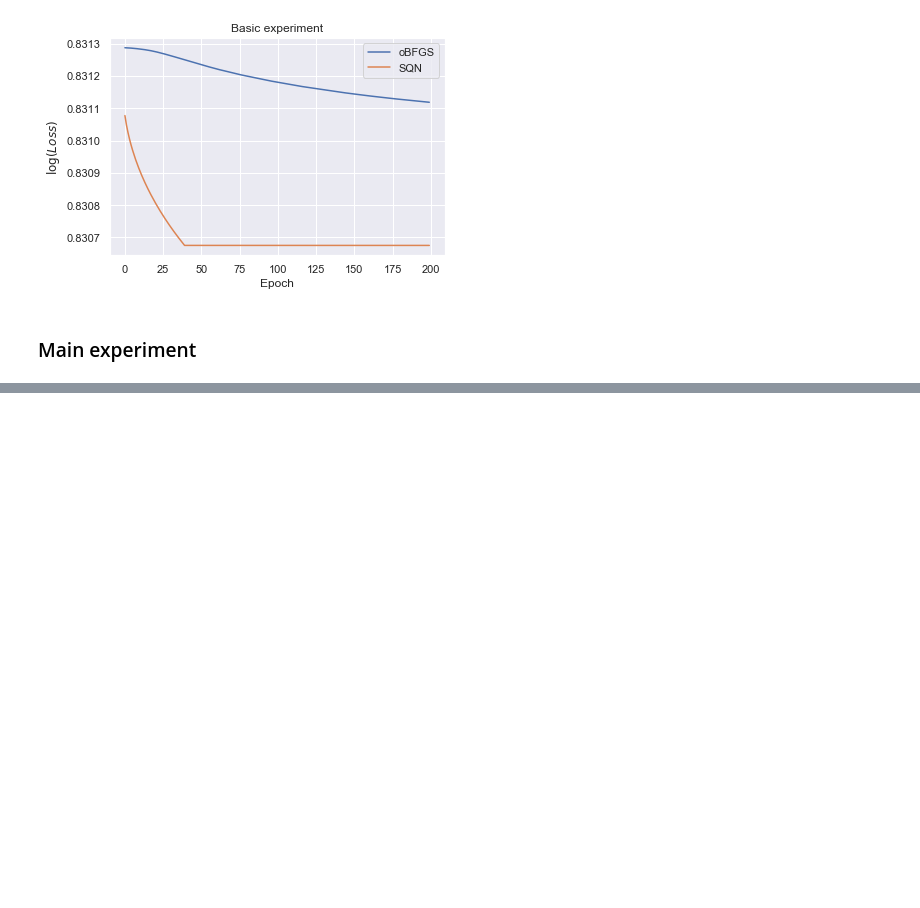
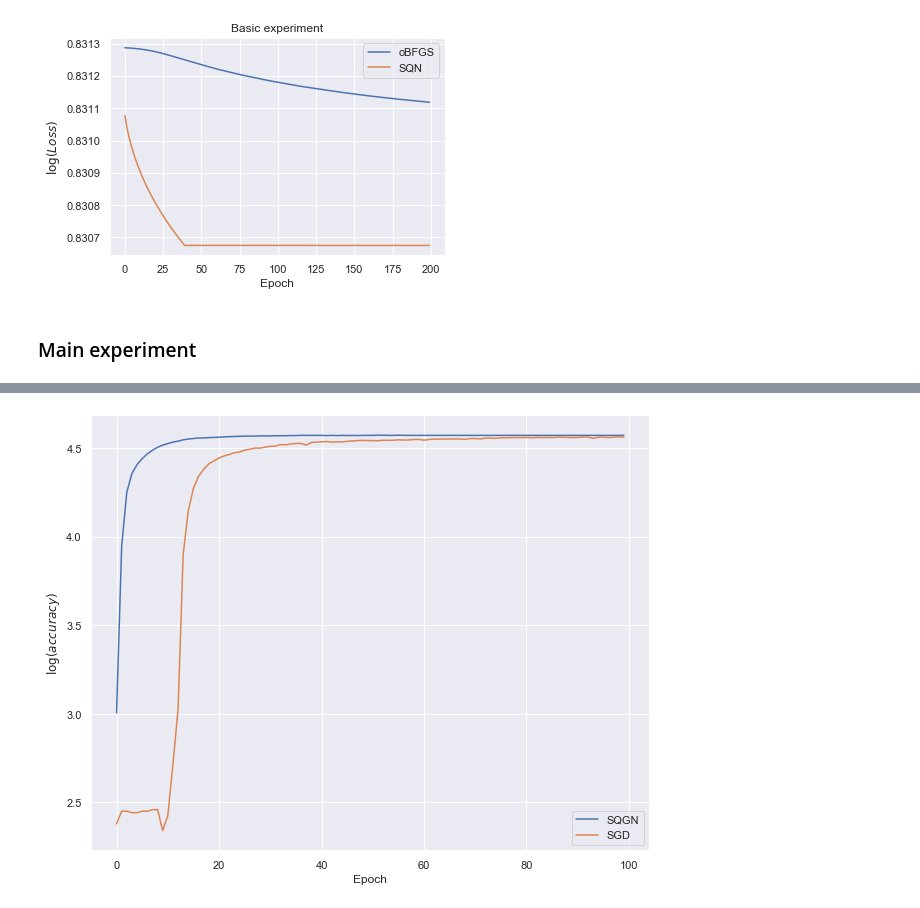
Before and after one commit to Konstantin-Iakovlev/2021-Optimization_Project, a Jupyter notebook: code/SQN.ipynb, the cells around one changed output, grey strips where cells are left out. Saved outputs shown, nothing was run; the diff lists cells and outputs as text; code cells hidden in the pictures; blank space fills up the shorter version.

```diff
--- a/code/SQN.ipynb
+++ b/code/SQN.ipynb
@@ -84,0 +89,29 @@ plt.show()
+# %%
+import re
+from matplotlib import pylab as plt
+import seaborn as sns
+import numpy as np
+
+sns.set()
+
+def get_acc(filename):
+    acc_arr = []
+    with open(filename, 'r') as fin:
+        for line in fin:
+            found = re.findall('acc. = \d\d.\d', line)
+            if found:
+                acc_arr.append(float(found[0][-4:]))
+    return np.array(acc_arr)
+
+plt.figure(figsize=(10, 8))
+sqn_acc = get_acc('sqn_nn.log')
+plt.plot(np.log(sqn_acc), label='SQGN')
+sgd_acc = get_acc('sgd_nn.log')
+plt.plot(np.log(sgd_acc), label='SGD')
+
+plt.xlabel('Epoch')
+plt.ylabel('$\log(accuracy)$')
+plt.legend()
+plt.show()
+# %% [output]
+[figure, added]
```
Also changed, not shown: parts of 1 cell of this notebook, 2 other files.
